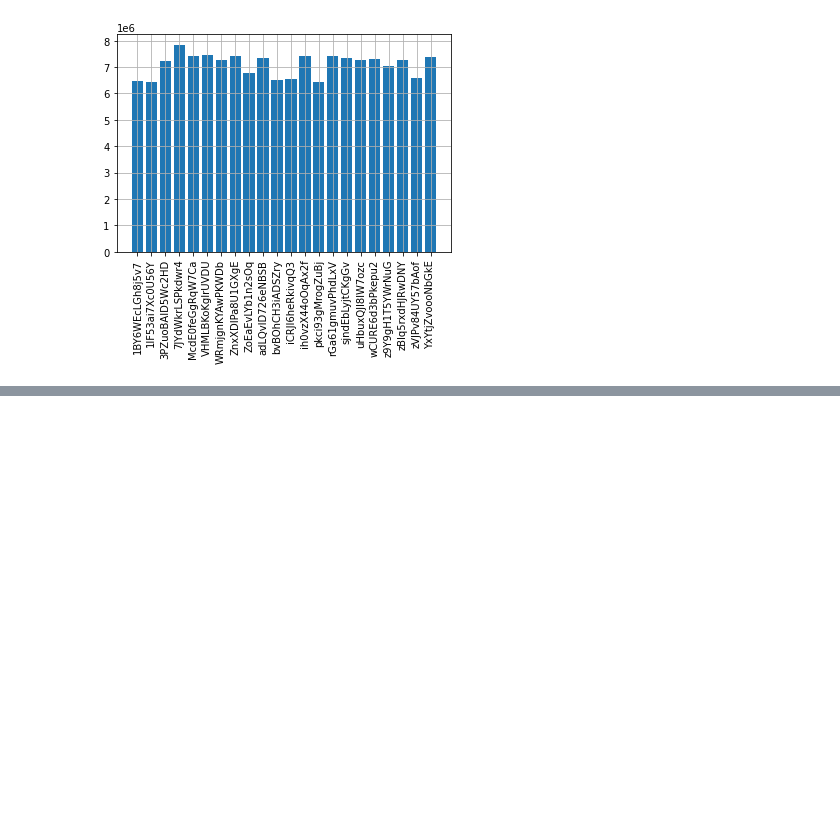
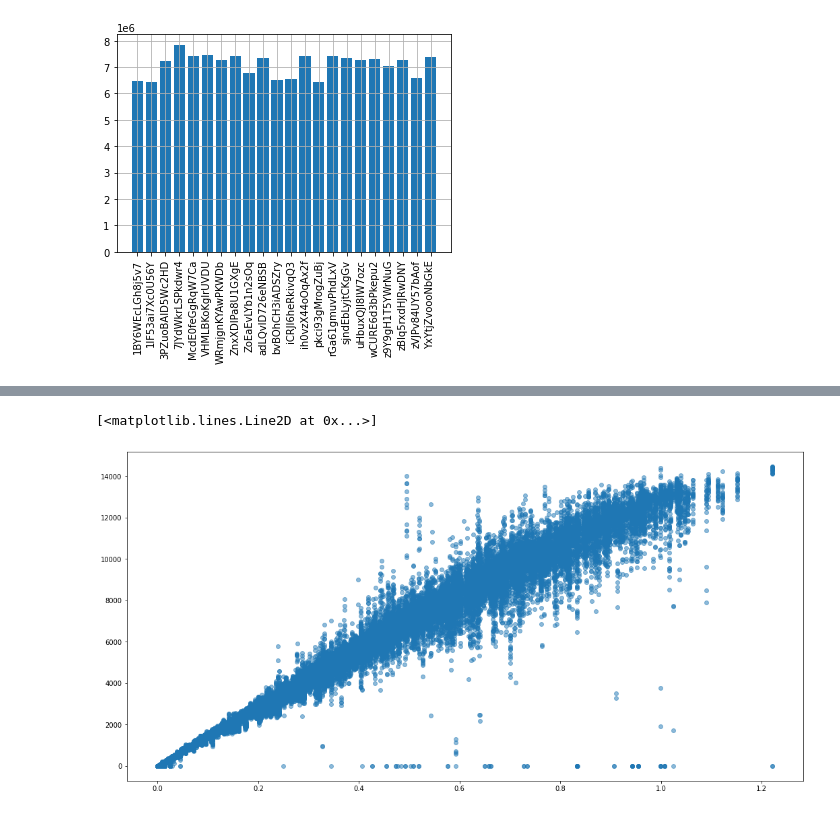
Before and after one commit to diazoniclabs/Machine-Learning-using-sklearn, a Jupyter notebook: Visualization_SImple_Time_Series.ipynb, the cells around one changed output, grey strips where cells are left out. Saved outputs shown, nothing was run; the diff lists cells and outputs as text; code cells hidden in the pictures; blank space fills up the shorter version.

```diff
--- a/Visualization_SImple_Time_Series.ipynb
+++ b/Visualization_SImple_Time_Series.ipynb
@@ -294,0 +377,3 @@ plt.grid()
+# %%
+r_left = pd.merge(df1,df2, on='DATE_TIME',how='left')
+r_left
@@ -294,0 +537,6 @@ plt.grid()
+# %%
+plt.figure(figsize=(18,9))
+plt.plot(r_left['IRRADIATION'],r_left['DC_POWER'],marker='o',linestyle='',label='DC POWER',alpha=0.5)
+# %% [output]
+[<matplotlib.lines.Line2D at 0x...>]
+[figure, added]
```
Also changed, not shown: parts of 32 cells of this notebook.
